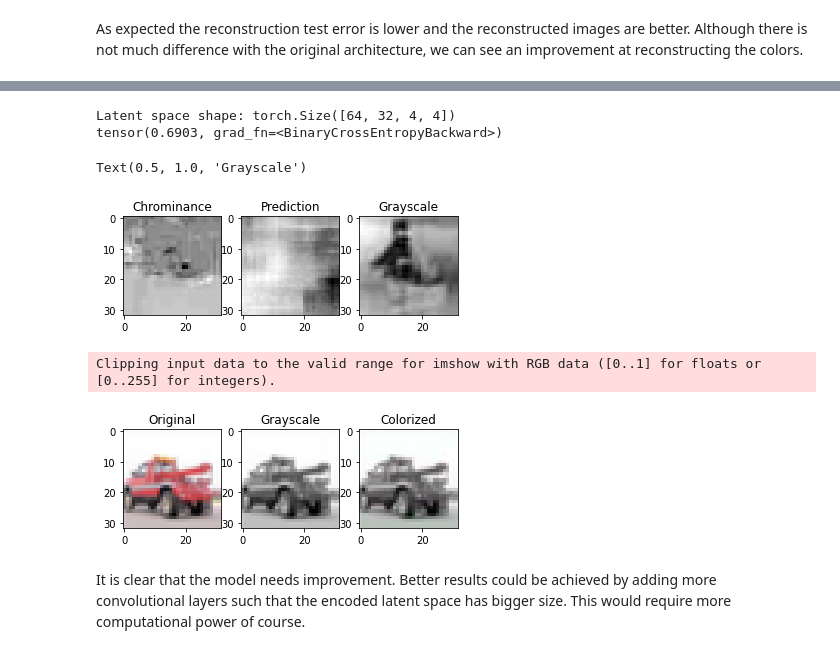
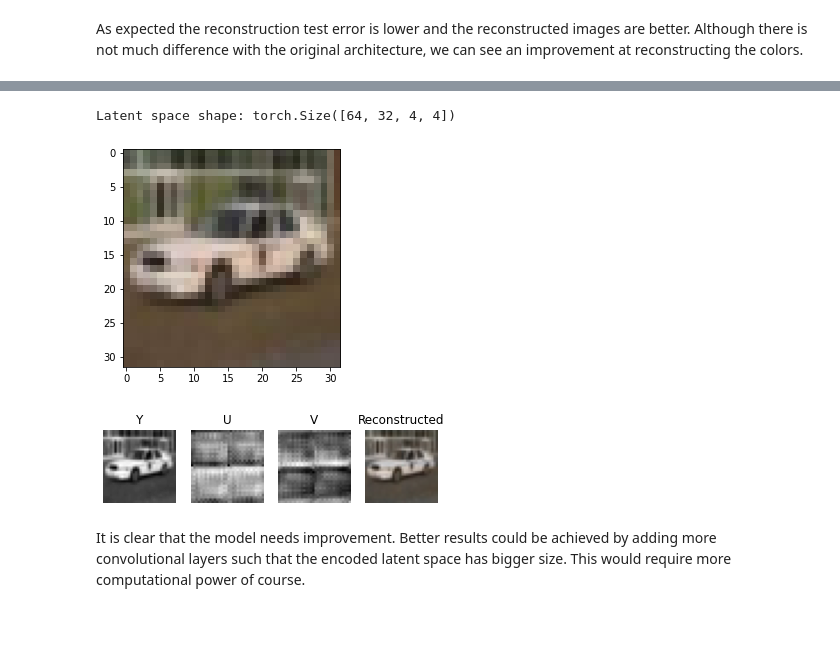
Before and after one commit to serginogues/convolutional_autoencoder, a Jupyter notebook: autoencoder.ipynb, the cells around one changed output, grey strips where cells are left out. Saved outputs shown, nothing was run; the diff lists cells and outputs as text; code cells hidden in the pictures; blank space fills up the shorter version.

```diff
--- a/autoencoder.ipynb
+++ b/autoencoder.ipynb
@@ -656,43 +677,0 @@ This task is much more difficult for the current model as can be seen by the los
-# %%
-cae4 = CAE4()
-cae4.load_state_dict(torch.load(SAVE_PATH4))
-cae4.eval()
-
-images, _ = iter(test_loader).next()
-img = np.transpose(images[50].numpy(), (1, 2, 0))
-yuv_image = cv2.cvtColor(img, cv2.COLOR_BGR2YUV)
-
-luminance = torch.zeros((BATCH_SIZE, 1, 32, 32))
-chrominance = torch.zeros((BATCH_SIZE, 2, 32, 32))
-for idx in range(BATCH_SIZE):
-    img = images[idx].numpy()
-    yuv_image = cv2.cvtColor(np.transpose(img, (1, 2, 0)), cv2.COLOR_BGR2YUV)
-    luminance[idx] = transforms.ToTensor()(yuv_image[:, :, 0])
-    chrominance[idx] = transforms.ToTensor()(yuv_image[:, :, 1:])
-
-luminance = luminance.float()
-chrominance = chrominance.float()
-chrominance_pred = cae4.forward(luminance)
-loss = criterion(chrominance_pred, chrominance)
-print(loss)
-# %% [output]
-Latent space shape: torch.Size([64, 32, 4, 4])
-tensor(0.6903, grad_fn=<BinaryCrossEntropyBackward>)
-# %%
-img_chrom = chrominance[0].detach().numpy()
-img_chrom_pred = chrominance_pred[0].detach().numpy()
-img_target = np.transpose(img_chrom, (1, 2, 0))
-img_pred = np.transpose(img_chrom_pred, (1, 2, 0))
-
-plt.subplot(1,3,1)
-plt.imshow(img_target[:,:,0], cmap="gray")
-plt.title('Chrominance')
-plt.subplot(1,3,2)
-plt.imshow(img_pred[:,:,0], cmap="gray")
-plt.title('Prediction')
-plt.subplot(1, 3, 3)
-plt.imshow(yuv_image[:,:,2],cmap="gray")
-plt.title('Grayscale')
-# %% [output]
-Text(0.5, 1.0, 'Grayscale')
-[figure, removed]
@@ -707,23 +678,19 @@ luminance_image = torch.tensor(np.reshape(yuv_image[:,:,0], (1, 1, 32, 32)))
-# %%
-chr_image = np.reshape(chr_image.detach().numpy(), (32, 32, 2))
-
-plt.imshow()
-
-yuv_reconstructed = cv2.merge((yuv_image[:,:,0], chr_image[:,:,0], chr_image[:,:,1]))
-reconstructed = cv2.cvtColor(yuv_reconstructed, cv2.COLOR_YUV2BGR)
-plt.subplot(1,3,1)
-plt.imshow(img)
-plt.title('Original')
-plt.subplot(1,3,2)
-plt.imshow(yuv_image[:,:,0],cmap="gray")
-plt.title('Grayscale')
-plt.subplot(1, 3, 3)
-plt.imshow(reconstructed)
-plt.title('Colorized')
-plt.show()
-# %% [output]
-Clipping input data to the valid range for imshow with RGB data ([0..1] for floats or [0..255] for integers).
-[figure, removed]
+# %%
+cae4 = CAE4()
+cae4.load_state_dict(torch.load(SAVE_PATH4))
+cae4.eval()
+
+idx1 = np.random.randint(0, 500)
+lumi = x_train[idx1].float()
+chrom = cae4.forward(lumi)
+
+plt.imshow(train_dataset[idx1* BATCH_SIZE][0])
+plt.show()
+plot_colorization(lumi[0], chrom[0].detach())
+# %% [output]
+Latent space shape: torch.Size([64, 32, 4, 4])
+[figure, added]
+[figure, added]
 # %% [markdown]
 It is clear that the model needs improvement. Better results could be achieved by adding more convolutional layers such that
 the encoded latent space has bigger size. This would require more computational power of course.
```
Also changed, not shown: parts of 35 cells of this notebook, 4 other files.
